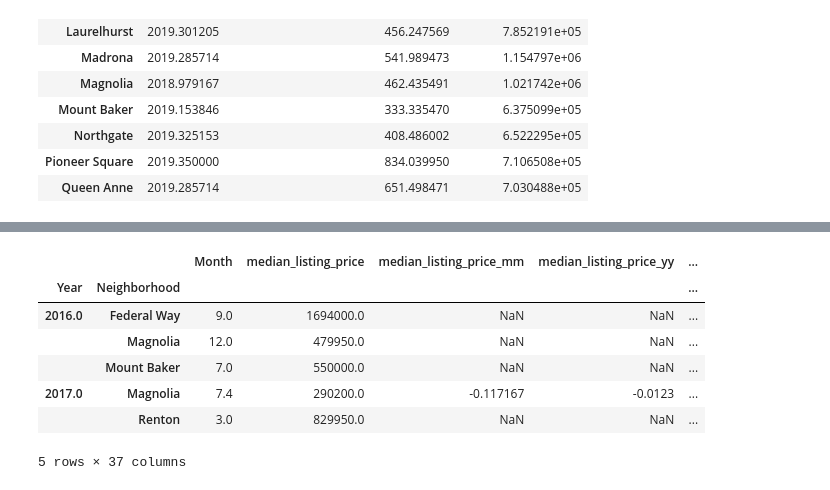
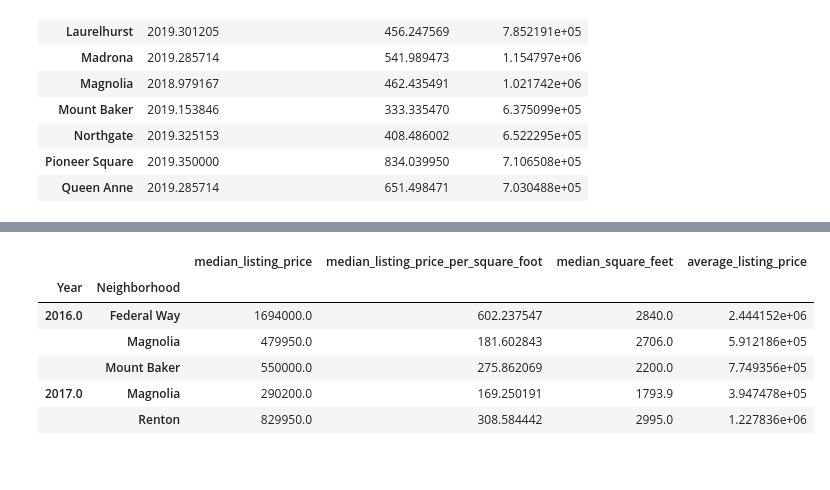
Before and after one commit to NehaJantre/1-Rental-Income-Home-Evaluator-Application, a Jupyter notebook: main.ipynb, the cells around one changed output, grey strips where cells are left out. Drawn from its saved outputs; the diff is of its cells as text; code cells hidden in the pictures.

```diff
--- a/main.ipynb
+++ b/main.ipynb
@@ -321,16 +321,15 @@ median_sales_price_seattle.hvplot.bar(
 # %% [output]
 [interactive output not drawn]
 # %%
-prices_by_year_by_neighborhood = data2_df.groupby(['Year', 'Neighborhood']).mean()
+prices_by_year_by_neighborhood = house_sales_df.groupby(['Year', 'Neighborhood']).mean()
 
 prices_by_year_by_neighborhood.head()
 # %% [output]
-|  |  | Month | median_listing_price | median_listing_price_mm | median_listing_price_yy | ... |
-| Year | Neighborhood |  |  |  |  | ... |
-| 2016.0 | Federal Way | 9.0 | 1694000.0 | NaN | NaN | ... |
-|  | Magnolia | 12.0 | 479950.0 | NaN | NaN | ... |
-|  | Mount Baker | 7.0 | 550000.0 | NaN | NaN | ... |
-| 2017.0 | Magnolia | 7.4 | 290200.0 | -0.117167 | -0.0123 | ... |
-|  | Renton | 3.0 | 829950.0 | NaN | NaN | ... |
+|  |  | median_listing_price | median_listing_price_per_square_foot | median_square_feet | average_listing_price |
+| Year | Neighborhood |  |  |  |  |
+| 2016.0 | Federal Way | 1694000.0 | 602.237547 | 2840.0 | 2.444152e+06 |
+|  | Magnolia | 479950.0 | 181.602843 | 2706.0 | 5.912186e+05 |
+|  | Mount Baker | 550000.0 | 275.862069 | 2200.0 | 7.749356e+05 |
+| 2017.0 | Magnolia | 290200.0 | 169.250191 | 1793.9 | 3.947478e+05 |
+|  | Renton | 829950.0 | 308.584442 | 2995.0 | 1.227836e+06 |
-5 rows × 37 columns
 # %%
```
Also changed, not shown: parts of 1 cell of this notebook.
